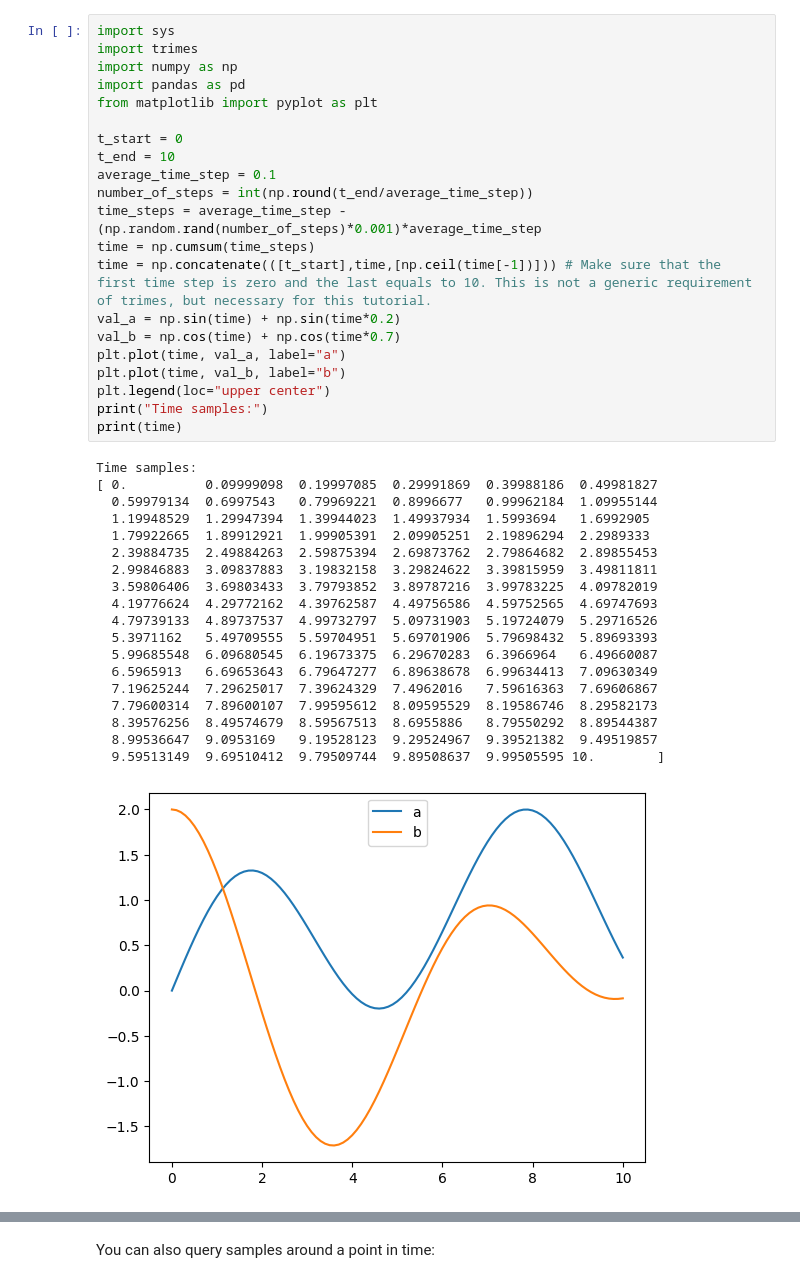
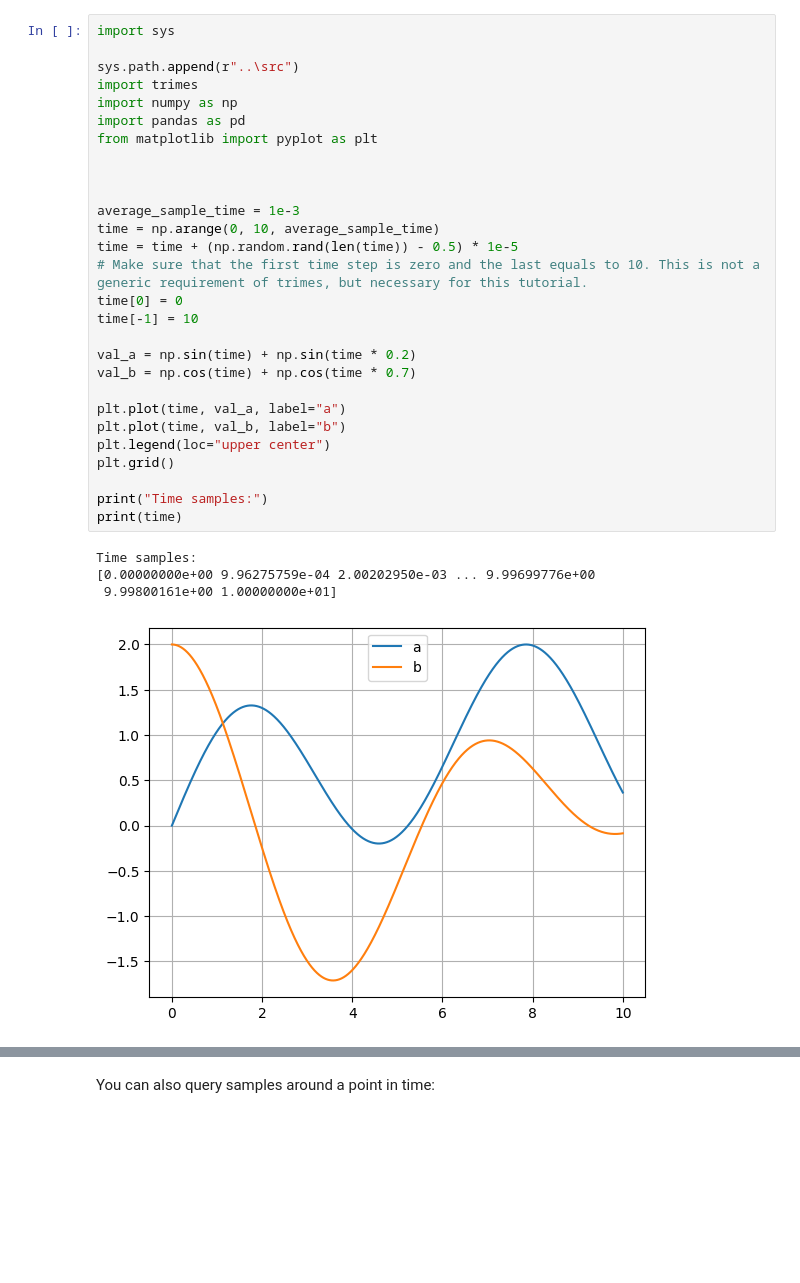
Before and after one commit to FraunhIEE-UniKassel-PowSysStability/trimes, a Jupyter notebook: tutorials/getting_started.ipynb, the cells around one changed output, grey strips where cells are left out. Cells and saved outputs as stored; diff of their text form; blank space fills up the shorter version.

```diff
--- a/tutorials/getting_started.ipynb
+++ b/tutorials/getting_started.ipynb
@@ -5,42 +6,34 @@ First we create a timeseries with two curves between 0 and 10 seconds. The time
 # %%
 import sys
+
+sys.path.append(r"..\src")
 import trimes
 import numpy as np
 import pandas as pd
 from matplotlib import pyplot as plt
 
-t_start = 0
-t_end = 10
-average_time_step = 0.1
-number_of_steps = int(np.round(t_end/average_time_step))
-time_steps = average_time_step - (np.random.rand(number_of_steps)*0.001)*average_time_step
-time = np.cumsum(time_steps)
-time = np.concatenate(([t_start],time,[np.ceil(time[-1])])) # Make sure that the first time step is zero and the last equals to 10. This is not a generic requirement of trimes, but necessary for this tutorial.
-val_a = np.sin(time) + np.sin(time*0.2)
-val_b = np.cos(time) + np.cos(time*0.7)
+
+
+average_sample_time = 1e-3
+time = np.arange(0, 10, average_sample_time)
+time = time + (np.random.rand(len(time)) - 0.5) * 1e-5
+# Make sure that the first time step is zero and the last equals to 10. This is not a generic requirement of trimes, but necessary for this tutorial.
+time[0] = 0
+time[-1] = 10
+
+val_a = np.sin(time) + np.sin(time * 0.2)
+val_b = np.cos(time) + np.cos(time * 0.7)
+
 plt.plot(time, val_a, label="a")
 plt.plot(time, val_b, label="b")
 plt.legend(loc="upper center")
+plt.grid()
+
 print("Time samples:")
 print(time)
 # %% [output]
 Time samples:
-[ 0.          0.09999098  0.19997085  0.29991869  0.39988186  0.49981827
-  0.59979134  0.6997543   0.79969221  0.8996677   0.99962184  1.09955144
-  1.19948529  1.29947394  1.39944023  1.49937934  1.5993694   1.6992905
-  1.79922665  1.89912921  1.99905391  2.09905251  2.19896294  2.2989333
-  2.39884735  2.49884263  2.59875394  2.69873762  2.79864682  2.89855453
-  2.99846883  3.09837883  3.19832158  3.29824622  3.39815959  3.49811811
-  3.59806406  3.69803433  3.79793852  3.89787216  3.99783225  4.09782019
-  4.19776624  4.29772162  4.39762587  4.49756586  4.59752565  4.69747693
-  4.79739133  4.89737537  4.99732797  5.09731903  5.19724079  5.29716526
-  5.3971162   5.49709555  5.59704951  5.69701906  5.79698432  5.89693393
-  5.99685548  6.09680545  6.19673375  6.29670283  6.3966964   6.49660087
-  6.5965913   6.69653643  6.79647277  6.89638678  6.99634413  7.09630349
-  7.19625244  7.29625017  7.39624329  7.4962016   7.59616363  7.69606867
-  7.79600314  7.89600107  7.99595612  8.09595529  8.19586746  8.29582173
-  8.39576256  8.49574679  8.59567513  8.6955886   8.79550292  8.89544387
-  8.99536647  9.0953169   9.19528123  9.29524967  9.39521382  9.49519857
-  9.59513149  9.69510412  9.79509744  9.89508637  9.99505595 10.        ]
+[0.00000000e+00 9.96275759e-04 2.00202950e-03 ... 9.99699776e+00
+ 9.99800161e+00 1.00000000e+01]
-[figure, old version]
+[figure, new version]
 # %% [markdown]
```
Also changed, not shown: parts of 34 cells of this notebook, 29 other files.
